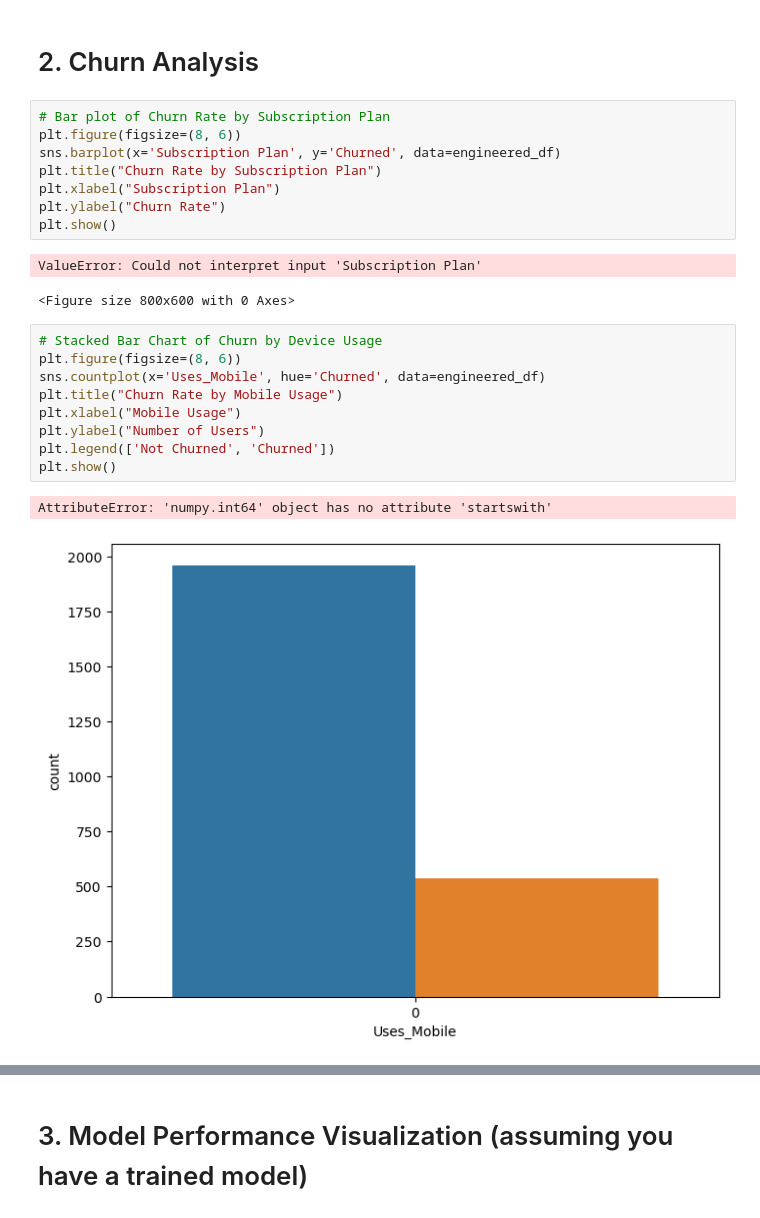
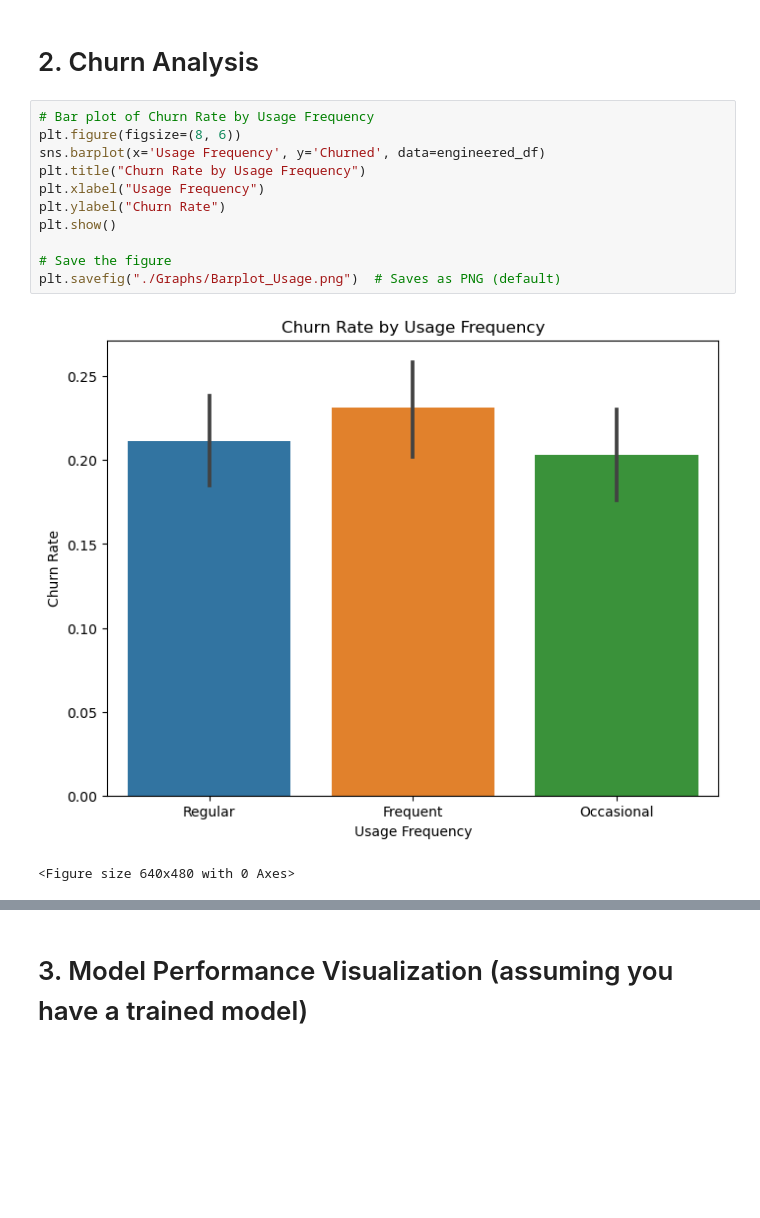
Before and after one commit to AlexOrtiz5/Churn_Prediction, a Jupyter notebook: Visualization.ipynb, the cells around one changed output, grey strips where cells are left out. Saved outputs shown, nothing was run; the diff lists cells and outputs as text; blank space fills up the shorter version.

```diff
--- a/Visualization.ipynb
+++ b/Visualization.ipynb
@@ -49,25 +64,16 @@ AttributeError: 'numpy.bool_' object has no attribute 'startswith'
 # %% [markdown]
 # 2. Churn Analysis
 # %%
-# Bar plot of Churn Rate by Subscription Plan
+# Bar plot of Churn Rate by Usage Frequency
 plt.figure(figsize=(8, 6))
-sns.barplot(x='Subscription Plan', y='Churned', data=engineered_df)
-plt.title("Churn Rate by Subscription Plan")
-plt.xlabel("Subscription Plan")
+sns.barplot(x='Usage Frequency', y='Churned', data=engineered_df)
+plt.title("Churn Rate by Usage Frequency")
+plt.xlabel("Usage Frequency")
 plt.ylabel("Churn Rate")
 plt.show()
+
+# Save the figure
+plt.savefig("./Graphs/Barplot_Usage.png")  # Saves as PNG (default)
 # %% [output]
+[figure, added]
-ValueError: Could not interpret input 'Subscription Plan'
+<Figure size 640x480 with 0 Axes>
-<Figure size 800x600 with 0 Axes>
-# %%
-# Stacked Bar Chart of Churn by Device Usage
-plt.figure(figsize=(8, 6))
-sns.countplot(x='Uses_Mobile', hue='Churned', data=engineered_df)
-plt.title("Churn Rate by Mobile Usage")
-plt.xlabel("Mobile Usage")
-plt.ylabel("Number of Users")
-plt.legend(['Not Churned', 'Churned'])
-plt.show()
-# %% [output]
-AttributeError: 'numpy.int64' object has no attribute 'startswith'
-[figure, removed]
```
Also changed, not shown: parts of 5 cells of this notebook.
